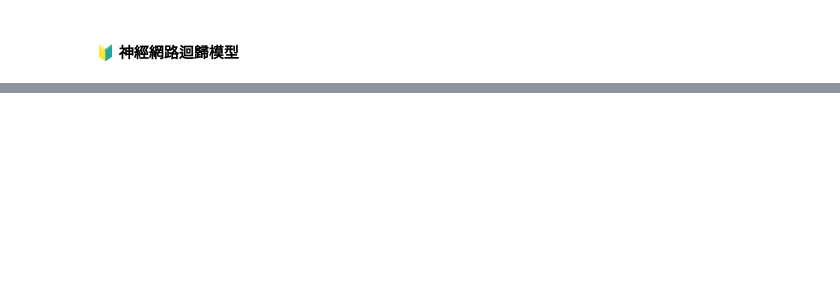
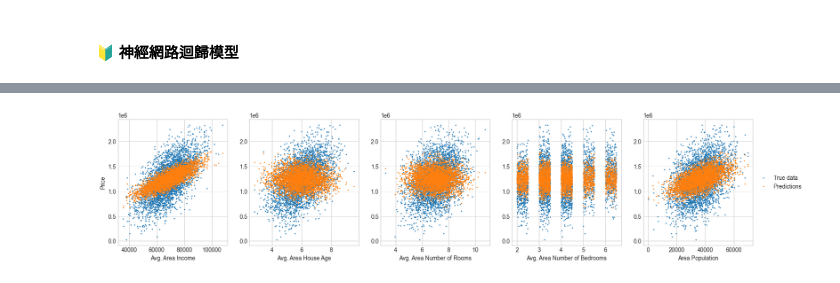
Before and after one commit to RogelioKG/Introduction-to-Machine-Learning, a Jupyter notebook: homework1.ipynb, the cells around one changed output, grey strips where cells are left out. Drawn from its saved outputs; the diff is of its cells as text; code cells hidden in the pictures; blank space fills up the shorter version.

```diff
--- a/homework1.ipynb
+++ b/homework1.ipynb
@@ -216,0 +228,5 @@ mse, r_squared, adj_r_squared
+# %%
+draw(X_train, y_train, y_pred_train)
+plt.show()
+# %% [output]
+[figure, added]
```
Also changed, not shown: parts of 10 cells of this notebook.
